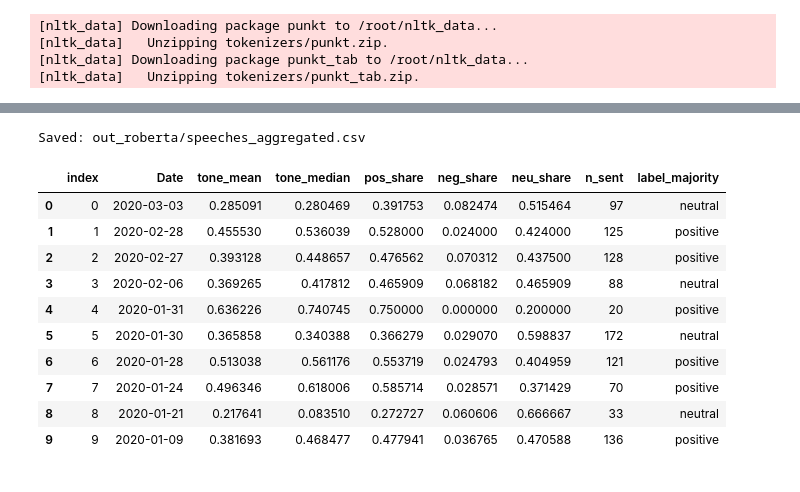
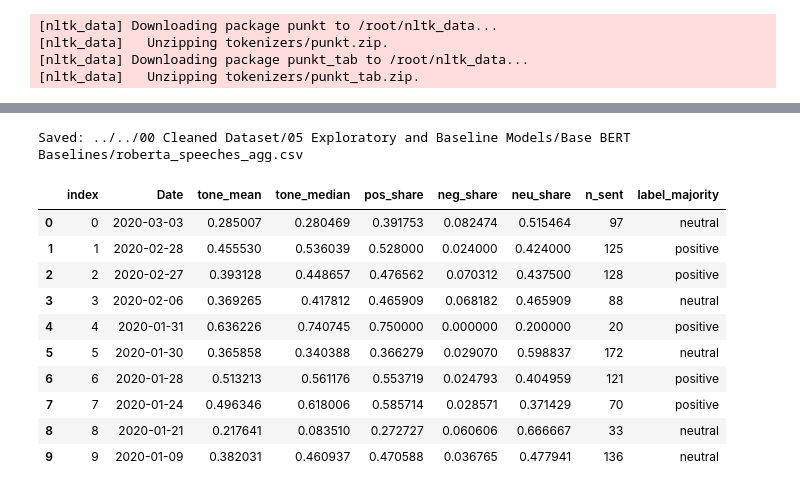
Before and after one commit to kricme/Manero-Panganiban-Serafica, a Jupyter notebook: 04 Transformer-based Sentiment Analysis/0401 BERT models/RoBERTa.ipynb, the cells around one changed output, grey strips where cells are left out. Cells and saved outputs as stored; diff of their text form; code cells hidden in the pictures.

```diff
--- a/04 Transformer-based Sentiment Analysis/0401 BERT models/RoBERTa.ipynb
+++ b/04 Transformer-based Sentiment Analysis/0401 BERT models/RoBERTa.ipynb
@@ -27,7 +49,7 @@ INPUT_CSV = "../../00 Cleaned Dataset/01 speech dataset/bsp_speech_dataset.csv"
 ID_COL, DATE_COL, TEXT_COL = "index", "Date", "Text"
 
 # Output directory
-OUT_DIR = "out_roberta"
+OUT_DIR = "../../00 Cleaned Dataset/05 Exploratory and Baseline Models/Base BERT Baselines"
 os.makedirs(OUT_DIR, exist_ok=True)
 
 # Model
@@ -164,34 +191,34 @@ Saved: out_roberta/sentences_scored.csv
 # %%
 def share_over(x,thr=.5): return (x>thr).mean()
 def majority_label(x): return x.value_counts().idxmax()
 
 agg=(df_sent.groupby([ID_COL,DATE_COL],as_index=False)
      .agg(tone_mean=("tone","mean"),
           tone_median=("tone","median"),
           pos_share=("p_pos",share_over),
           neg_share=("p_neg",share_over),
           neu_share=("p_neu",share_over),
           n_sent=("sentence","count")))
 maj=df_sent.groupby([ID_COL,DATE_COL])["label"].apply(majority_label).reset_index(name="label_majority")
 speech_df=agg.merge(maj,on=[ID_COL,DATE_COL],how="left")
 
-speech_path=os.path.join(OUT_DIR,"speeches_aggregated.csv")
+speech_path=os.path.join(OUT_DIR,"roberta_speeches_agg.csv")
 speech_df.to_csv(speech_path,index=False)
 print("Saved:",speech_path)
 speech_df.head(10)
 # %% [output]
-Saved: out_roberta/speeches_aggregated.csv
+Saved: ../../00 Cleaned Dataset/05 Exploratory and Baseline Models/Base BERT Baselines/roberta_speeches_agg.csv
 |  | index | Date | tone_mean | tone_median | pos_share | neg_share | neu_share | n_sent | label_majority |
-| 0 | 0 | 2020-03-03 | 0.285091 | 0.280469 | 0.391753 | 0.082474 | 0.515464 | 97 | neutral |
+| 0 | 0 | 2020-03-03 | 0.285007 | 0.280469 | 0.391753 | 0.082474 | 0.515464 | 97 | neutral |
 | 1 | 1 | 2020-02-28 | 0.455530 | 0.536039 | 0.528000 | 0.024000 | 0.424000 | 125 | positive |
 | 2 | 2 | 2020-02-27 | 0.393128 | 0.448657 | 0.476562 | 0.070312 | 0.437500 | 128 | positive |
 | 3 | 3 | 2020-02-06 | 0.369265 | 0.417812 | 0.465909 | 0.068182 | 0.465909 | 88 | neutral |
 | 4 | 4 | 2020-01-31 | 0.636226 | 0.740745 | 0.750000 | 0.000000 | 0.200000 | 20 | positive |
 | 5 | 5 | 2020-01-30 | 0.365858 | 0.340388 | 0.366279 | 0.029070 | 0.598837 | 172 | neutral |
-| 6 | 6 | 2020-01-28 | 0.513038 | 0.561176 | 0.553719 | 0.024793 | 0.404959 | 121 | positive |
+| 6 | 6 | 2020-01-28 | 0.513213 | 0.561176 | 0.553719 | 0.024793 | 0.404959 | 121 | positive |
 | 7 | 7 | 2020-01-24 | 0.496346 | 0.618006 | 0.585714 | 0.028571 | 0.371429 | 70 | positive |
 | 8 | 8 | 2020-01-21 | 0.217641 | 0.083510 | 0.272727 | 0.060606 | 0.666667 | 33 | neutral |
-| 9 | 9 | 2020-01-09 | 0.381693 | 0.468477 | 0.477941 | 0.036765 | 0.470588 | 136 | positive |
+| 9 | 9 | 2020-01-09 | 0.382031 | 0.460937 | 0.470588 | 0.036765 | 0.477941 | 136 | neutral |
 # %%
 daily=(speech_df.groupby(DATE_COL,as_index=False)["tone_mean"].mean().sort_values(DATE_COL))
 plt.figure(figsize=(8,4))
```
Also changed, not shown: parts of 13 cells of this notebook.
